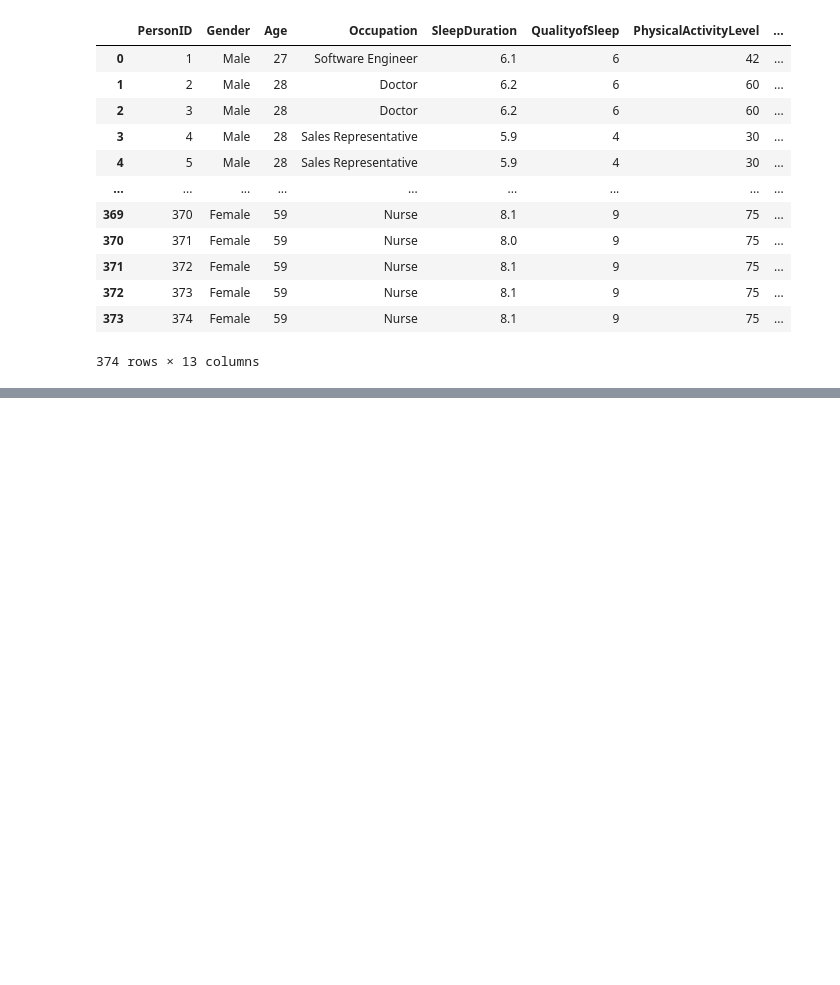
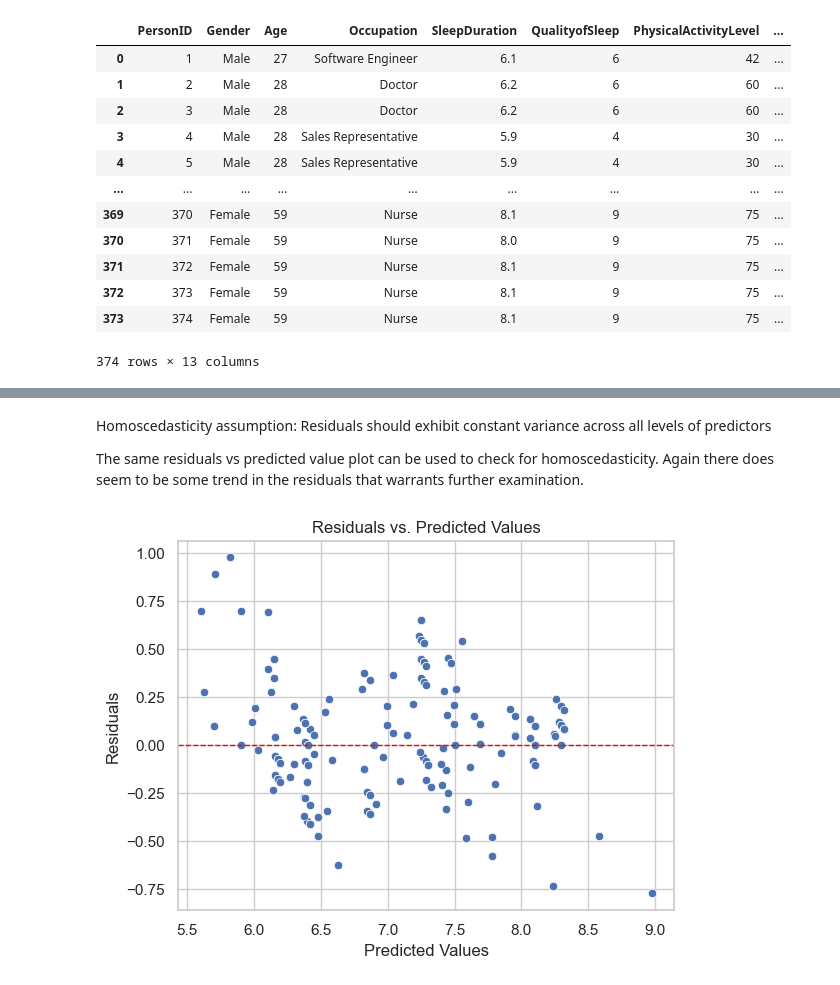
Before and after one commit to fatmagulg/sleep-health-lifestyle, a Jupyter notebook: Sleep Data Analysis.ipynb, the cells around one changed output, grey strips where cells are left out. Saved outputs shown, nothing was run; the diff lists cells and outputs as text; code cells hidden in the pictures; blank space fills up the shorter version.

```diff
--- a/Sleep Data Analysis.ipynb
+++ b/Sleep Data Analysis.ipynb
@@ -315,0 +305,17 @@ Residual       137.0   4.338108   0.031665          NaN           NaN
+# %% [markdown]
+Homoscedasticity assumption: Residuals should exhibit constant variance across all levels of predictors
+
+The same residuals vs predicted value plot can be used to check for homoscedasticity. Again there does seem to be some trend in the residuals that warrants further examination.
+# %%
+predicted_values = mod2.fittedvalues
+residuals = mod2.resid
+
+# Scatterplot of observed vs. predicted values
+sns.scatterplot(x=predicted_values, y=residuals)
+plt.axhline(y=0, color='red', linestyle='--', linewidth=1)
+plt.xlabel('Predicted Values')
+plt.ylabel('Residuals')
+plt.title('Residuals vs. Predicted Values')
+plt.show()
+# %% [output]
+[figure, added]
```
Also changed, not shown: parts of 28 cells of this notebook.
